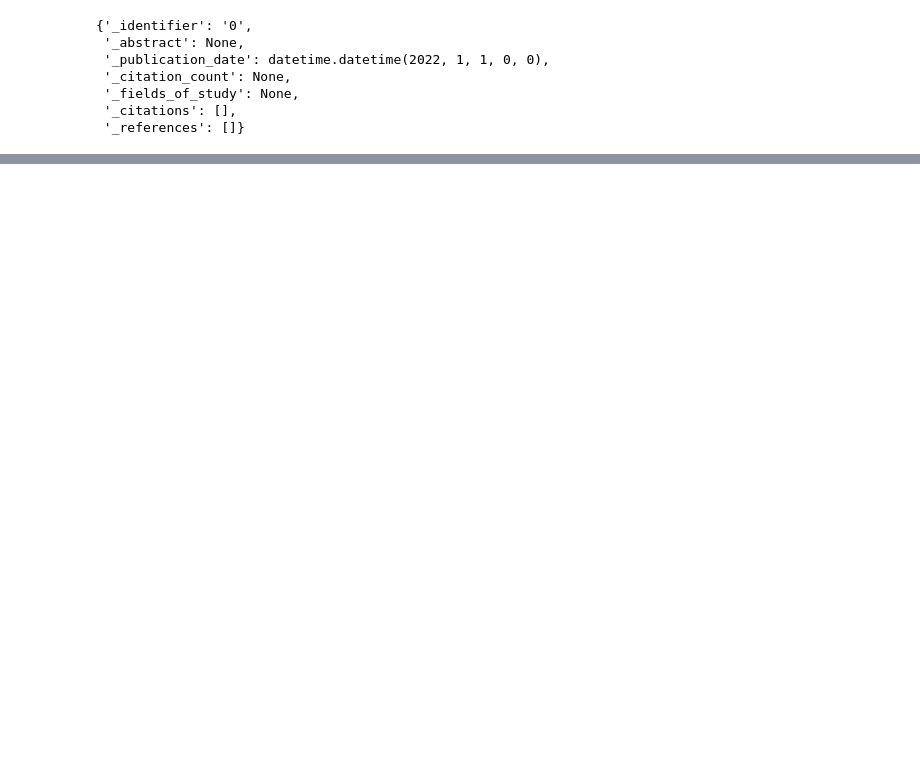
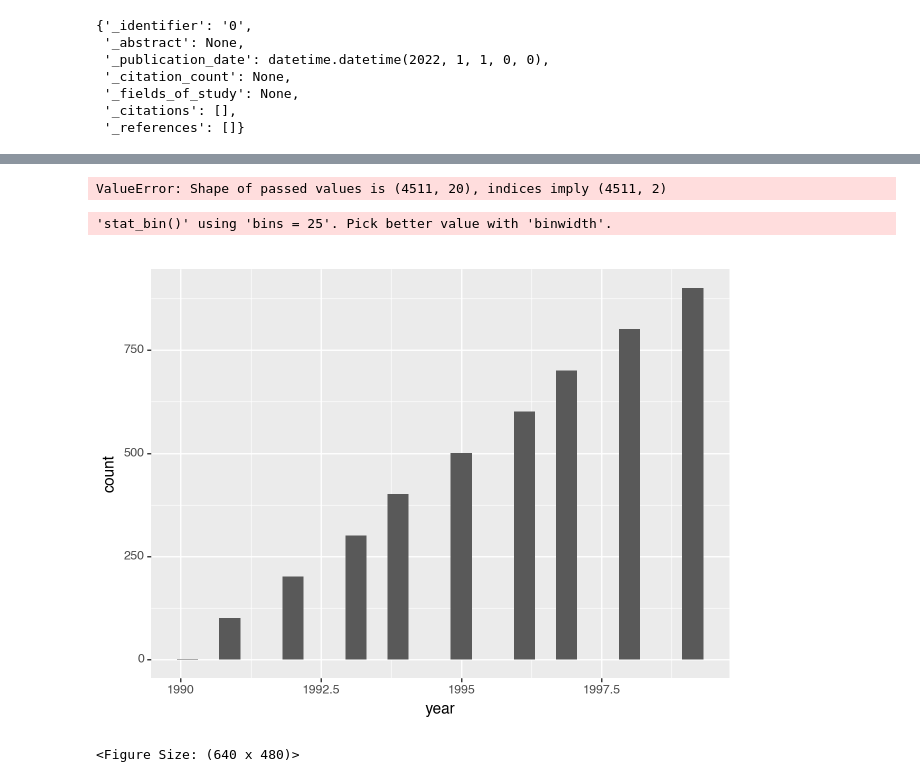
Before and after one commit to nathimel/citesim, a Jupyter notebook: src/notebooks/simulate_normality.ipynb, the cells around one changed output, grey strips where cells are left out. Drawn from its saved outputs; the diff is of its cells as text; code cells hidden in the pictures; blank space fills up the shorter version.

```diff
--- a/src/notebooks/simulate_normality.ipynb
+++ b/src/notebooks/simulate_normality.ipynb
@@ -225,0 +293,44 @@ data
+# %%
+from sklearn.manifold import TSNE
+
+embeddings = np.vstack([pub.embedding for pub in pubs])
+embeddings_2d = embeddings
+
+# # Apply t-SNE if dim > 2
+embeddings = embeddings / np.linalg.norm(embeddings, axis=1)[:, None]
+tsne = TSNE(n_components=2, random_state=42)
+embeddings_2d = tsne.fit_transform(embeddings)
+
+data = pd.DataFrame(
+    embeddings_2d,
+    columns=["dim1", "dim2"],
+)
+data["year"] = [pub.publication_date.year for pub in pubs]
+(
+    pn.ggplot(
+        data,
+        mapping=pn.aes(x="dim1", y="dim2"),
+    )
+    + pn.geom_point(
+        alpha=0.1,
+        mapping=pn.aes(
+            color="year",
+        ),
+    )
+)
+# %% [output]
+ValueError: Shape of passed values is (4511, 20), indices imply (4511, 2)
+# %%
+# Sanity check: the distribution of dates matches the growth function we used
+
+(
+    pn.ggplot(
+        pd.DataFrame(data["year"]),
+        pn.aes(x="year")
+    )
+    + pn.geom_histogram()
+)
+# %% [output]
+'stat_bin()' using 'bins = 25'. Pick better value with 'binwidth'.
+[figure, added]
+<Figure Size: (640 x 480)>
```
Also changed, not shown: parts of 15 cells of this notebook, 31 other files.
